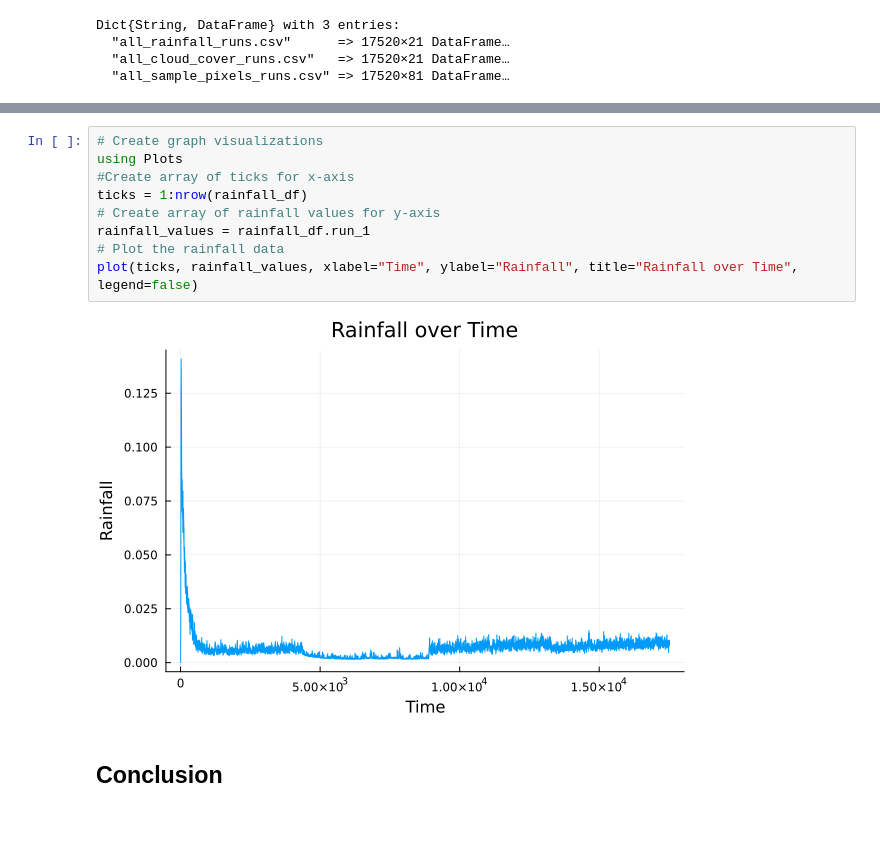
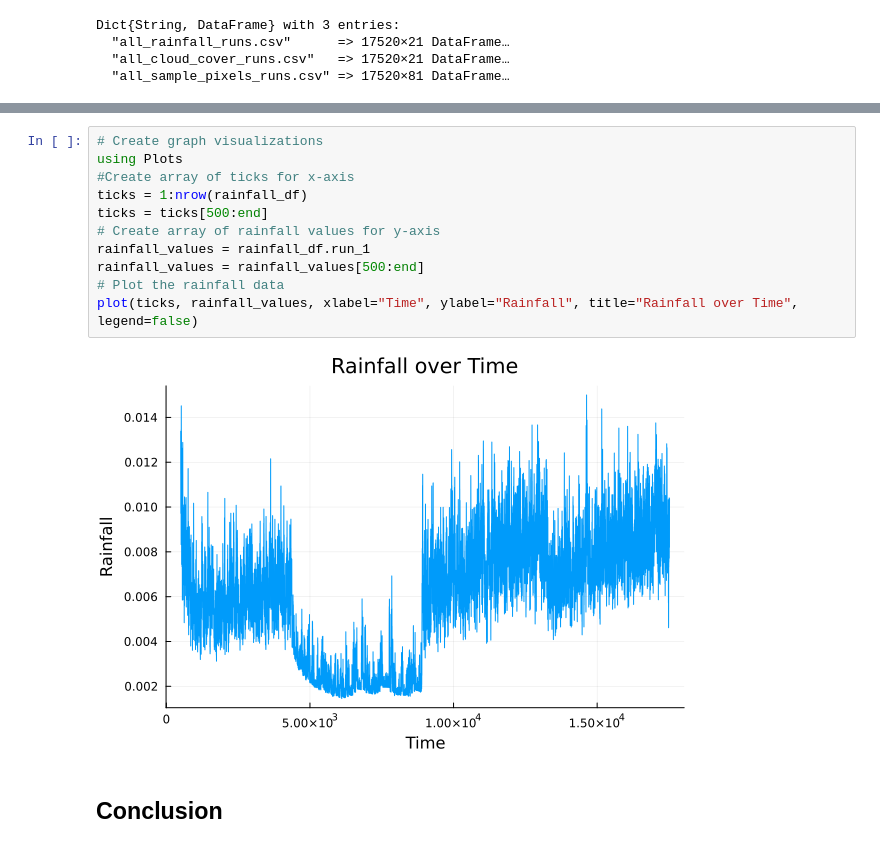
Before and after one commit to MStirmel02/MTH445Final, a Jupyter notebook: MTH445FinalProj.ipynb, the cells around one changed output, grey strips where cells are left out. Drawn from its saved outputs; the diff is of its cells as text.

Commit message:
Chnaged graphic

```diff
--- a/MTH445FinalProj.ipynb
+++ b/MTH445FinalProj.ipynb
@@ -596,13 +596,15 @@ first(rainfall_df, 5)
 # %%
 # Create graph visualizations
 using Plots
 #Create array of ticks for x-axis
 ticks = 1:nrow(rainfall_df)
+ticks = ticks[500:end]
 # Create array of rainfall values for y-axis
 rainfall_values = rainfall_df.run_1
+rainfall_values = rainfall_values[500:end]
 # Plot the rainfall data
 plot(ticks, rainfall_values, xlabel="Time", ylabel="Rainfall", title="Rainfall over Time", legend=false)
 # %% [output]
-[figure, old version]
+[figure, new version]
 # %% [markdown]
 ## Conclusion
```
